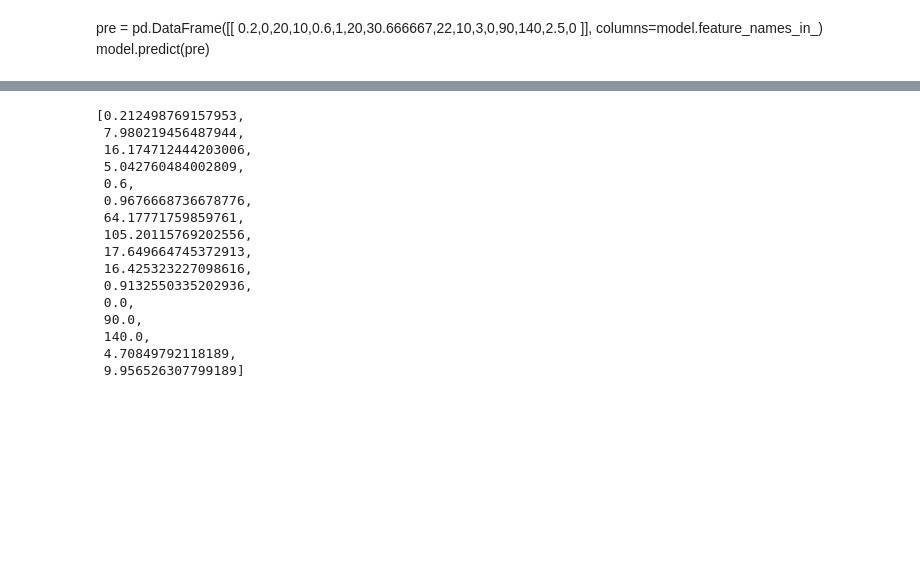
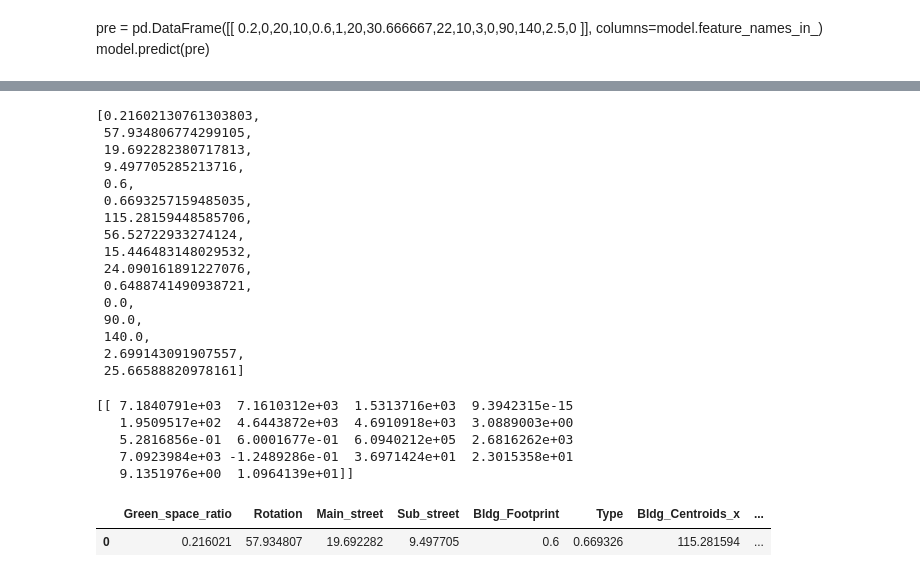
Before and after one commit to Marzhmann/UrbanHub, a Jupyter notebook: Optimization.ipynb, the cells around one changed output, grey strips where cells are left out. Cells and saved outputs as stored; diff of their text form; code cells hidden in the pictures; blank space fills up the shorter version.

```diff
--- a/Optimization.ipynb
+++ b/Optimization.ipynb
@@ -259,22 +259,6 @@ def optimize(input):
                 selected10, selected11, selected12, selected13, selected14, selected15, selected16, selected17]
 
 def X_var():
-    # var0 = choose(0.2,0.4)
-    # var1 = choose(0,45,90)
-    # var2 = choose(15,20,25)
-    # var3 = choose(5,10)
-    # var4 = choose(0.6)
-    # var5 = choose(0,1)
-    # var6 = Real(-20.613617,115.799066)
-    # var7 = Real(4.386383,140.799066)
-    # var8 = Real(10,41.666667)
-    # var9 = Real(8,41.666667)
-    # var10 = choose(0, 2, 3, 4, 5, 6, 7, 8, 9, 10, 11, 12)
-    # var11 = choose(0)
-    # var12 = choose(90)
-    # var13 = choose(140)
-    # var14 = choose(2.5,4.5,6.5)
-    # var15 = Real(0,28.23)
 
     var0 = Real(0.2,0.4)
     var1 = Real(0,90)
@@ -300,6 +284,6 @@ problem.types[:] = X_var()
 problem.function = optimize
 
 algorithm = NSGAII(problem, variator=CompoundOperator(SSX(),SBX()))
-algorithm.run(10000)
+algorithm.run(1)
 # %%
 algorithm.result
@@ -327,19 +296,31 @@ for solution in unique(nondominated(algorithm.result)):
 
 p
 # %% [output]
-[0.212498769157953,
- 7.980219456487944,
- 16.174712444203006,
- 5.042760484002809,
+[0.21602130761303803,
+ 57.934806774299105,
+ 19.692282380717813,
+ 9.497705285213716,
  0.6,
- 0.9676668736678776,
- 64.17771759859761,
- 105.20115769202556,
- 17.649664745372913,
- 16.425323227098616,
- 0.9132550335202936,
+ 0.6693257159485035,
+ 115.28159448585706,
+ 56.52722933274124,
+ 15.446483148029532,
+ 24.090161891227076,
+ 0.6488741490938721,
  0.0,
  90.0,
  140.0,
- 4.70849792118189,
- 9.956526307799189]
+ 2.699143091907557,
+ 25.66588820978161]
+# %%
+p_df = pd.DataFrame([p], columns=model.feature_names_in_)
+print(model.predict(p_df))
+p_df
+# %% [output]
+[[ 7.1840791e+03  7.1610312e+03  1.5313716e+03  9.3942315e-15
+   1.9509517e+02  4.6443872e+03  4.6910918e+03  3.0889003e+00
+   5.2816856e-01  6.0001677e-01  6.0940212e+05  2.6816262e+03
+   7.0923984e+03 -1.2489286e-01  3.6971424e+01  2.3015358e+01
+   9.1351976e+00  1.0964139e+01]]
+|  | Green_space_ratio | Rotation | Main_street | Sub_street | Bldg_Footprint | Type | Bldg_Centroids_x | ... |
+| 0 | 0.216021 | 57.934807 | 19.692282 | 9.497705 | 0.6 | 0.669326 | 115.281594 | ... |
```
Also changed, not shown: parts of 1 cell of this notebook.
